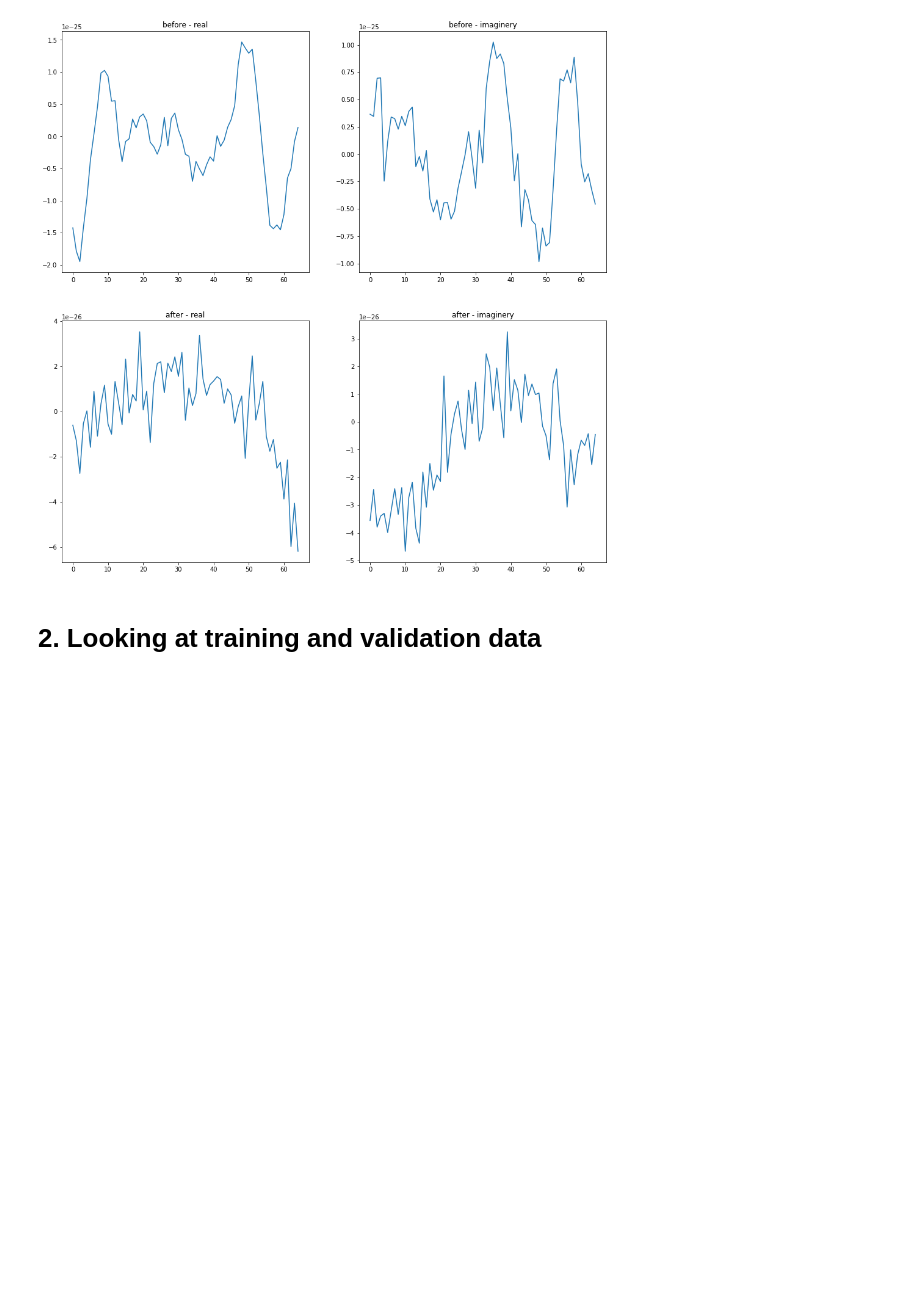
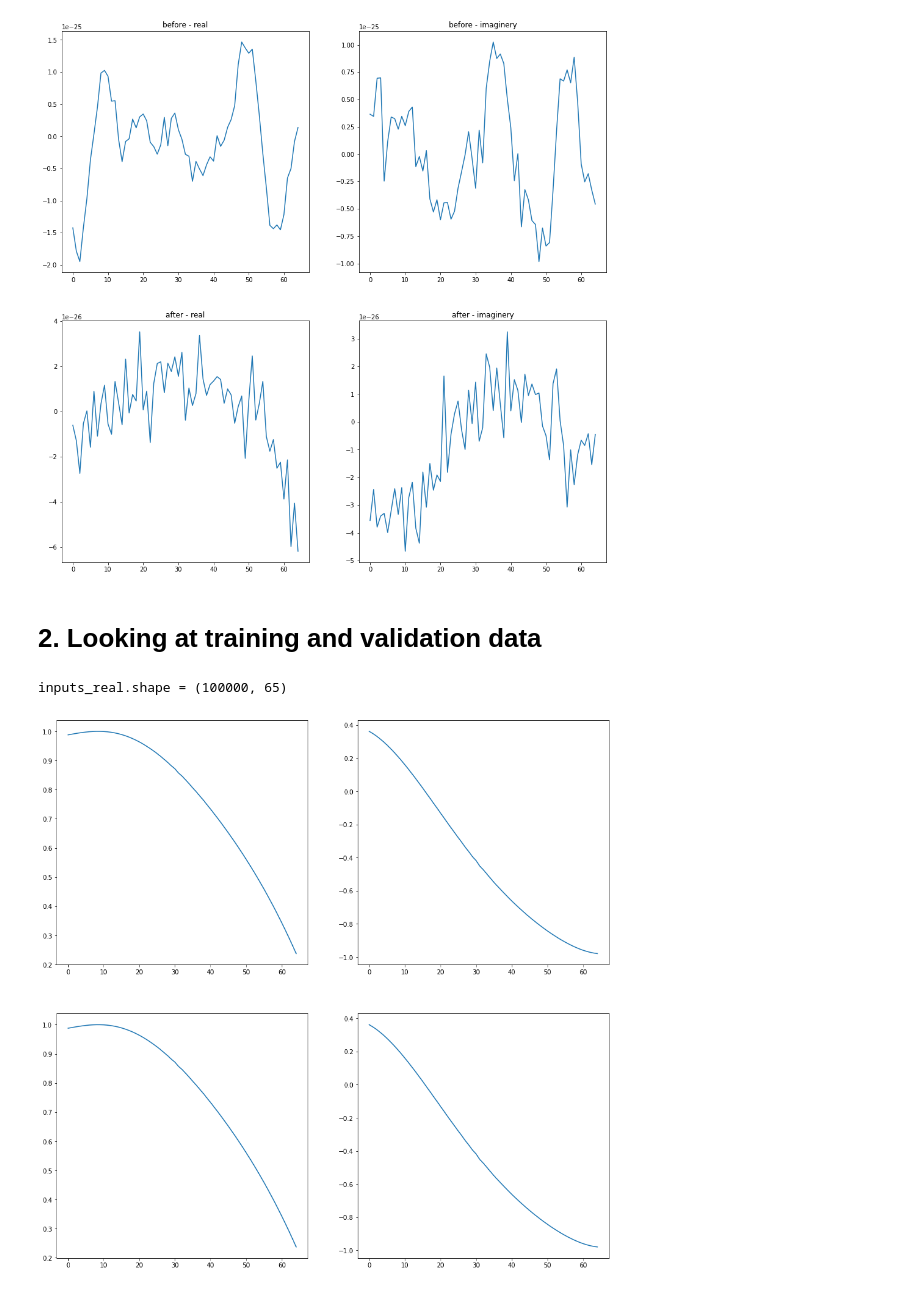
Before and after one commit to zhanwenchen/beam_nn, a Jupyter notebook: notebooks/xy_analysis.ipynb, the cells around one changed output. Saved outputs shown, nothing was run; the diff lists cells and outputs as text; code cells hidden in the pictures; blank space fills up the shorter version.

Commit message:
(Feature) Implemented analyses on 1. stft data; 2. training data

```diff
--- a/notebooks/xy_analysis.ipynb
+++ b/notebooks/xy_analysis.ipynb
@@ -51,3 +51,49 @@ plt.show()
 [figure]
 # %% [markdown]
 # 2. Looking at training and validation data
+# %%
+import h5py
+import numpy as np
+import os
+from torch.utils.data import Dataset
+import torch
+import matplotlib.pyplot as plt
+
+
+n_scat = 1 # [1, 2, 3]
+sample_index = 6
+
+home = os.path.expanduser('~')
+fname = os.path.join(home,'Downloads', '20180402_L74_70mm', 'train_' + str(n_scat) + '.h5')
+
+# check if files exist
+if not os.path.isfile(fname):
+    raise IOError(fname + ' does not exist.')
+
+# Open file
+with h5py.File(fname, 'r') as f:
+
+    # Get number of samples available for each type
+    real_available = f['/' + str(k) + '/X/real'].shape[0]
+    imag_available = f['/' + str(k) + '/X/imag'].shape[0]
+    samples_available = min(real_available, imag_available)
+
+
+    # load the data
+    inputs_real = f['/' + str(k) + '/X/real'][0:samples_available]
+    inputs_imag = f['/' + str(k) + '/X/imag'][0:samples_available]
+
+    targets_real = f['/' + str(k) + '/Y/real'][0:samples_available]
+    targets_imag = f['/' + str(k) + '/Y/imag'][0:samples_available]
+
+    fig, axes = plt.subplots(2, 2, figsize=(16,16))
+    axes[0, 0].plot(inputs_real[sample_index, :])
+    axes[0, 1].plot(inputs_imag[sample_index, :])
+
+    axes[1, 0].plot(targets_real[sample_index, :])
+    axes[1, 1].plot(targets_imag[sample_index, :])
+
+    plt.show()
+# %% [output]
+inputs_real.shape = (100000, 65)
+[figure, added]
```
